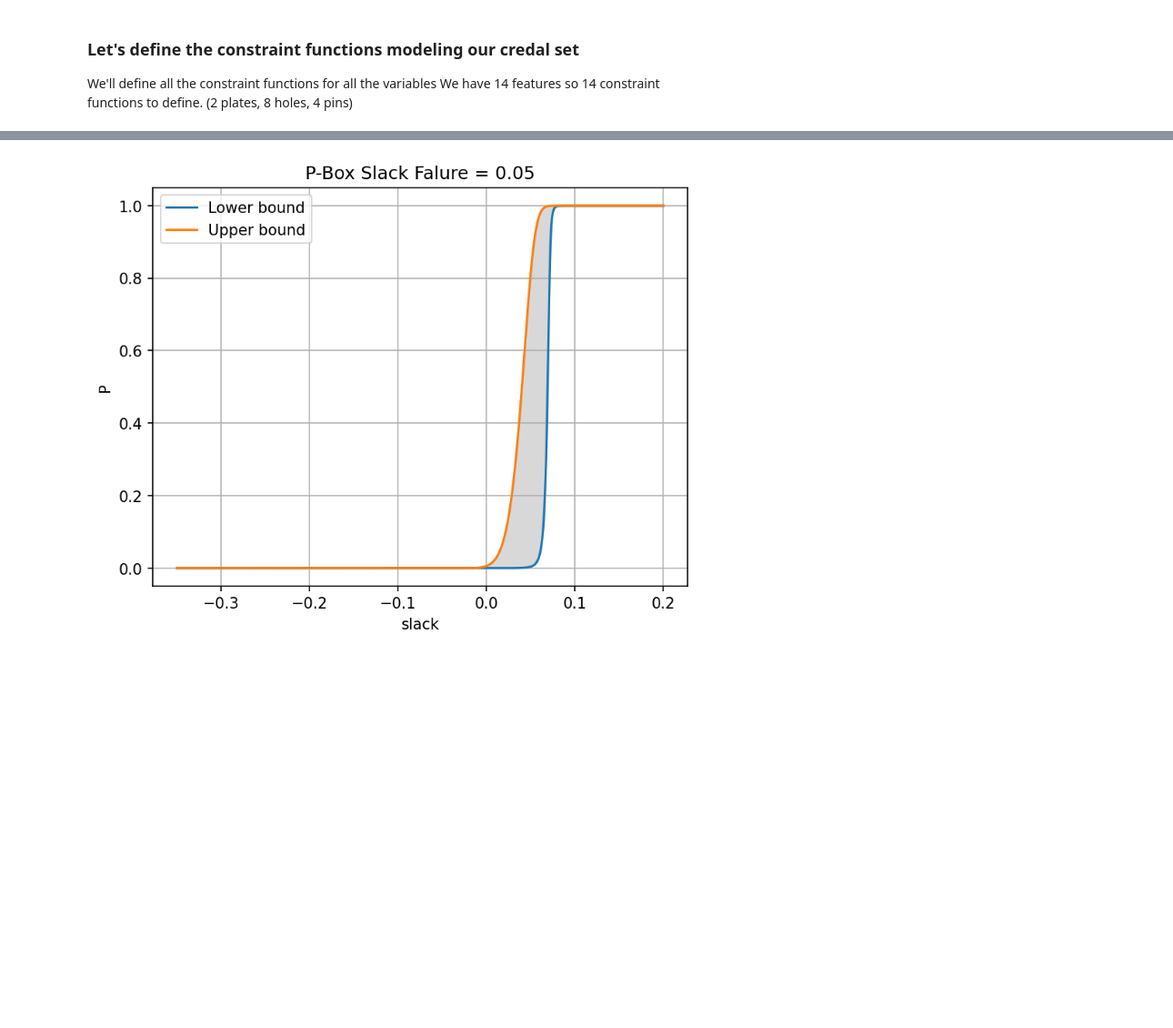
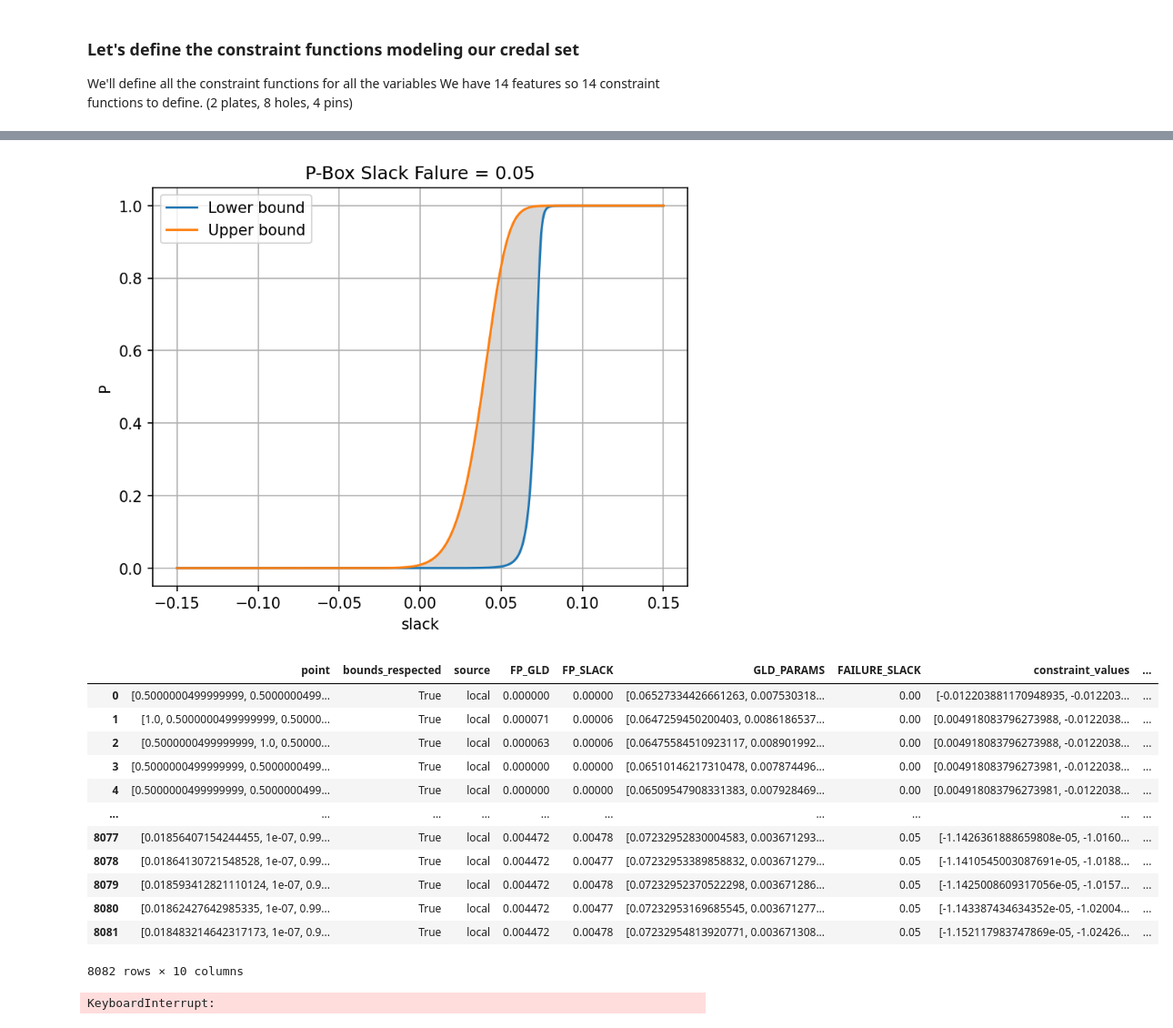
Before and after one commit to Kramer84/otaf, a Jupyter notebook: notebooks/OptimizationBasedModels/ManualImplementation4Pins2plates.ipynb, the cells around one changed output, grey strips where cells are left out. Shown at 91% size. Drawn from its saved outputs; the diff is of its cells as text; code cells hidden in the pictures; blank space fills up the shorter version.

```diff
--- a/notebooks/OptimizationBasedModels/ManualImplementation4Pins2plates.ipynb
+++ b/notebooks/OptimizationBasedModels/ManualImplementation4Pins2plates.ipynb
@@ -739,4 +685,6 @@ otaf.plotting.plot_gld_pbox_cdf(gld, *res_gld_001, np.linspace(-0.35,0.2,1000),
 # %%
-otaf.plotting.plot_gld_pbox_cdf(gld, *res_gld_005, np.linspace(-0.35,0.2,1000), xlabel="slack", title="P-Box Slack Falure = 0.05")
+otaf.plotting.plot_gld_pbox_cdf(gld, *res_gld_005, np.linspace(-0.15,0.15,1000), xlabel="slack", title="P-Box Slack Falure = 0.05")
 # %% [output]
-[figure, old version]
+[figure, new version]
+# %%
+df = tracker.filter_points()
@@ -742,0 +705,21 @@ otaf.plotting.plot_gld_pbox_cdf(gld, *res_gld_005, np.linspace(-0.35,0.2,1000),
+# %%
+from importlib import reload
+df
+# %% [output]
+|  | point | bounds_respected | source | FP_GLD | FP_SLACK | GLD_PARAMS | FAILURE_SLACK | constraint_values | ... |
+| 0 | [0.5000000499999999, 0.5000000499... | True | local | 0.000000 | 0.00000 | [0.06527334426661263, 0.007530318... | 0.00 | [-0.012203881170948935, -0.012203... | ... |
+| 1 | [1.0, 0.5000000499999999, 0.50000... | True | local | 0.000071 | 0.00006 | [0.0647259450200403, 0.0086186537... | 0.00 | [0.004918083796273988, -0.0122038... | ... |
+| 2 | [0.5000000499999999, 1.0, 0.50000... | True | local | 0.000063 | 0.00006 | [0.06475584510923117, 0.008901992... | 0.00 | [0.004918083796273988, -0.0122038... | ... |
+| 3 | [0.5000000499999999, 0.5000000499... | True | local | 0.000000 | 0.00000 | [0.06510146217310478, 0.007874496... | 0.00 | [0.004918083796273981, -0.0122038... | ... |
+| 4 | [0.5000000499999999, 0.5000000499... | True | local | 0.000000 | 0.00000 | [0.06509547908331383, 0.007928469... | 0.00 | [0.004918083796273981, -0.0122038... | ... |
+| ... | ... | ... | ... | ... | ... | ... | ... | ... | ... |
+| 8077 | [0.01856407154244455, 1e-07, 0.99... | True | local | 0.004472 | 0.00478 | [0.07232952830004583, 0.003671293... | 0.05 | [-1.1426361888659808e-05, -1.0160... | ... |
+| 8078 | [0.01864130721548528, 1e-07, 0.99... | True | local | 0.004472 | 0.00477 | [0.07232953389858832, 0.003671279... | 0.05 | [-1.1410545003087691e-05, -1.0188... | ... |
+| 8079 | [0.018593412821110124, 1e-07, 0.9... | True | local | 0.004472 | 0.00478 | [0.07232952370522298, 0.003671286... | 0.05 | [-1.1425008609317056e-05, -1.0157... | ... |
+| 8080 | [0.01862427642985335, 1e-07, 0.99... | True | local | 0.004472 | 0.00477 | [0.07232953169685545, 0.003671277... | 0.05 | [-1.143387434634352e-05, -1.02004... | ... |
+| 8081 | [0.018483214642317173, 1e-07, 0.9... | True | local | 0.004472 | 0.00478 | [0.07232954813920771, 0.003671308... | 0.05 | [-1.152117983747869e-05, -1.02426... | ... |
+8082 rows × 10 columns
+# %%
+otaf.plotting.plot_ensemble_gld_pbox_cdf(gld, list(np.stack(gld_params)), np.linspace(-0.15,0.15,1000))
+# %% [output]
+KeyboardInterrupt:
```
Also changed, not shown: parts of 15 cells of this notebook, 5 other files.
